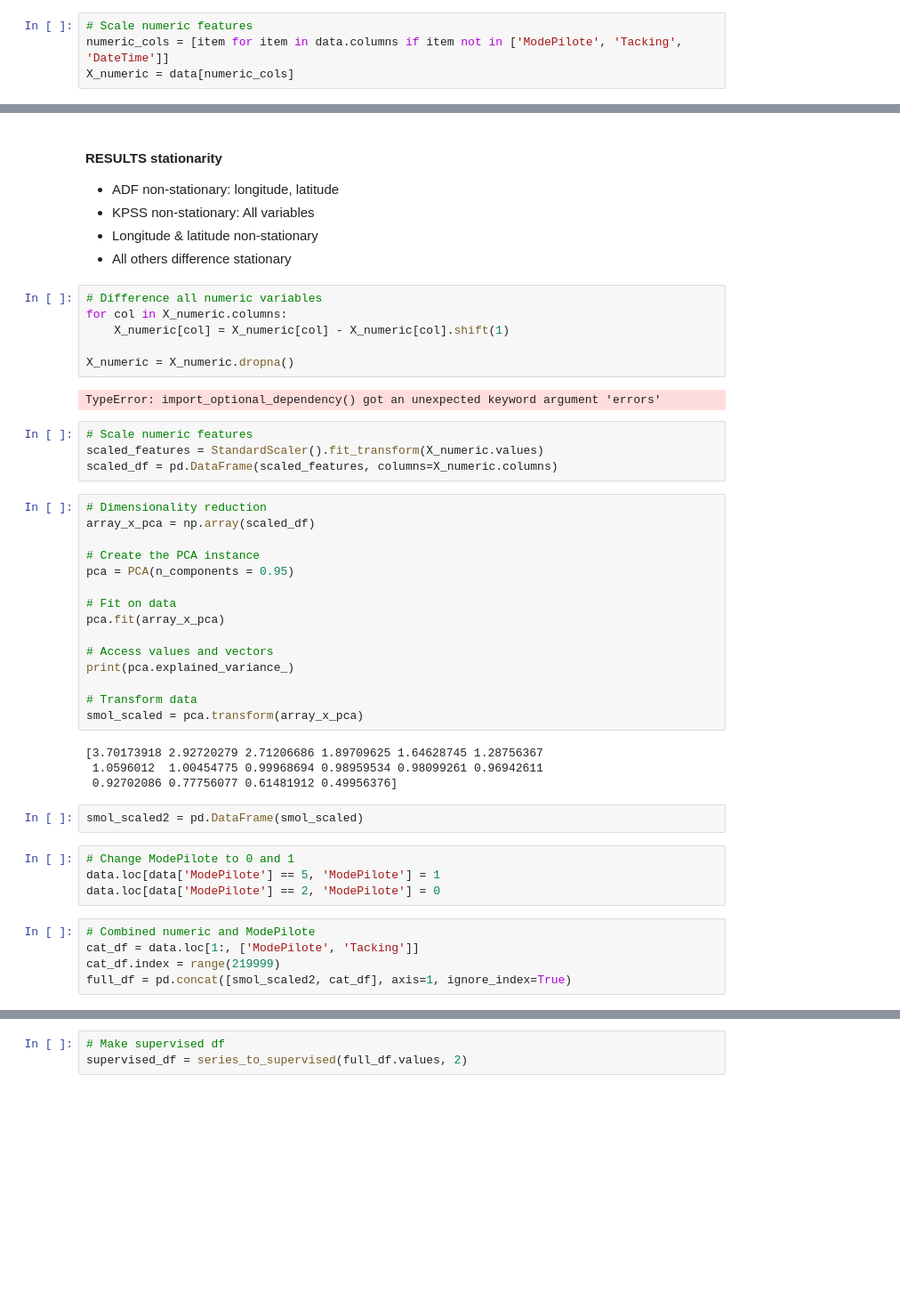
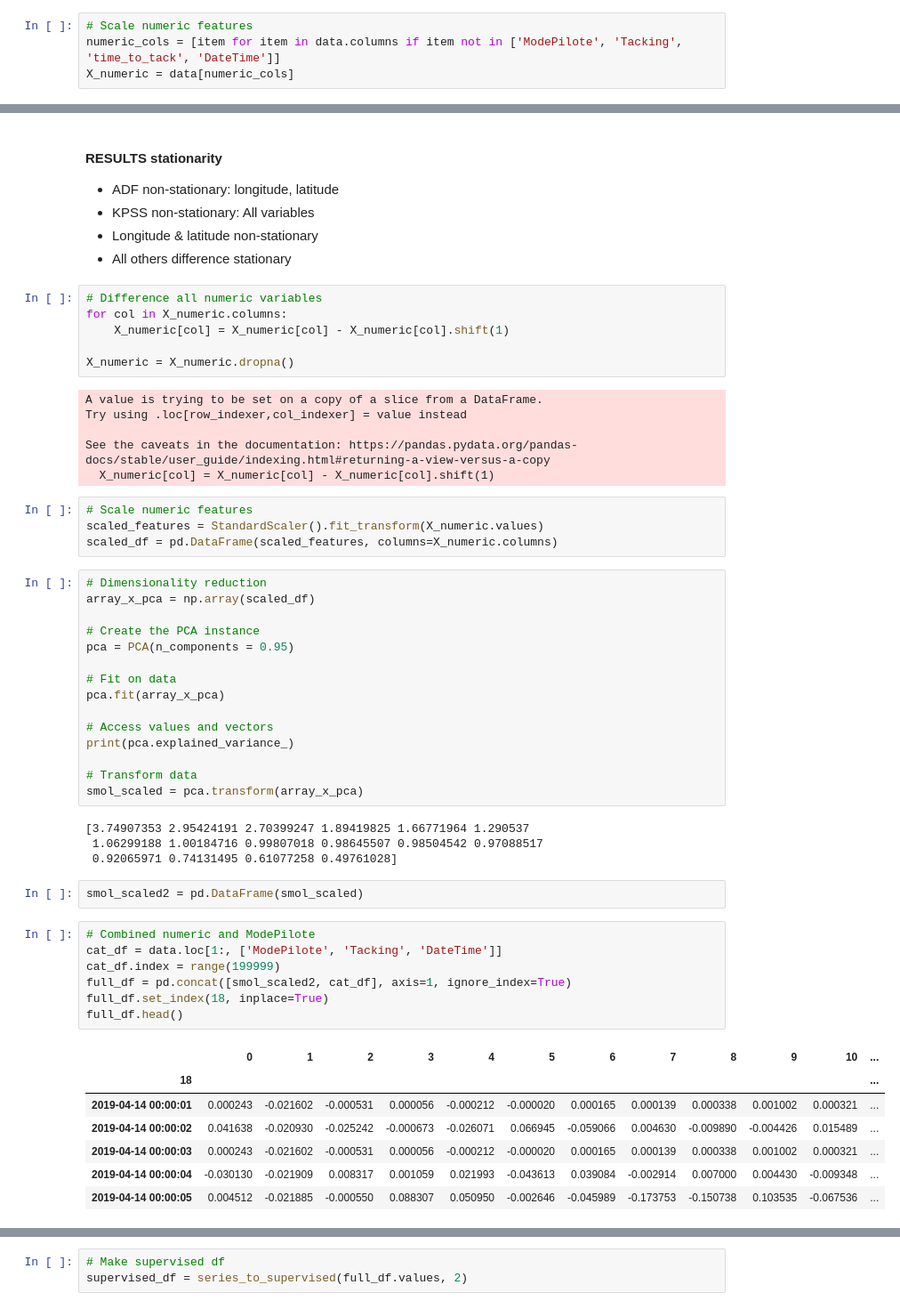
Before and after one commit to samuelthelaus/t-dab-exercise, a Jupyter notebook: final_round_project.ipynb, the cells around one changed output, grey strips where cells are left out. Shown at 89% size. Drawn from its saved outputs; the diff is of its cells as text; blank space fills up the shorter version.

```diff
--- a/final_round_project.ipynb
+++ b/final_round_project.ipynb
@@ -189,6 +206,6 @@ for col in ['ModePilote', 'Tacking']:
 # %%
 # Scale numeric features
-numeric_cols = [item for item in data.columns if item not in ['ModePilote', 'Tacking', 'DateTime']]
+numeric_cols = [item for item in data.columns if item not in ['ModePilote', 'Tacking', 'time_to_tack', 'DateTime']]
 X_numeric = data[numeric_cols]
 # %%
 # Check if data is stationary
@@ -286,7 +303,11 @@ for col in X_numeric.columns:
 
 X_numeric = X_numeric.dropna()
 # %% [output]
-TypeError: import_optional_dependency() got an unexpected keyword argument 'errors'
+A value is trying to be set on a copy of a slice from a DataFrame.
+Try using .loc[row_indexer,col_indexer] = value instead
+
+See the caveats in the documentation: https://pandas.pydata.org/pandas-docs/stable/user_guide/indexing.html#returning-a-view-versus-a-copy
+  X_numeric[col] = X_numeric[col] - X_numeric[col].shift(1)
 # %%
 # Scale numeric features
 scaled_features = StandardScaler().fit_transform(X_numeric.values)
@@ -307,17 +328,23 @@ print(pca.explained_variance_)
 # Transform data
 smol_scaled = pca.transform(array_x_pca)
 # %% [output]
-[3.70173918 2.92720279 2.71206686 1.89709625 1.64628745 1.28756367
- 1.0596012  1.00454775 0.99968694 0.98959534 0.98099261 0.96942611
- 0.92702086 0.77756077 0.61481912 0.49956376]
+[3.74907353 2.95424191 2.70399247 1.89419825 1.66771964 1.290537
+ 1.06299188 1.00184716 0.99807018 0.98645507 0.98504542 0.97088517
+ 0.92065971 0.74131495 0.61077258 0.49761028]
 # %%
 smol_scaled2 = pd.DataFrame(smol_scaled)
-# %%
-# Change ModePilote to 0 and 1
-data.loc[data['ModePilote'] == 5, 'ModePilote'] = 1
-data.loc[data['ModePilote'] == 2, 'ModePilote'] = 0
 # %%
 # Combined numeric and ModePilote
-cat_df = data.loc[1:, ['ModePilote', 'Tacking']]
-cat_df.index = range(219999)
+cat_df = data.loc[1:, ['ModePilote', 'Tacking', 'DateTime']]
+cat_df.index = range(199999)
 full_df = pd.concat([smol_scaled2, cat_df], axis=1, ignore_index=True)
+full_df.set_index(18, inplace=True)
+full_df.head()
+# %% [output]
+|  | 0 | 1 | 2 | 3 | 4 | 5 | 6 | 7 | 8 | 9 | 10 | ... |
+| 18 |  |  |  |  |  |  |  |  |  |  |  | ... |
+| 2019-04-14 00:00:01 | 0.000243 | -0.021602 | -0.000531 | 0.000056 | -0.000212 | -0.000020 | 0.000165 | 0.000139 | 0.000338 | 0.001002 | 0.000321 | ... |
+| 2019-04-14 00:00:02 | 0.041638 | -0.020930 | -0.025242 | -0.000673 | -0.026071 | 0.066945 | -0.059066 | 0.004630 | -0.009890 | -0.004426 | 0.015489 | ... |
+| 2019-04-14 00:00:03 | 0.000243 | -0.021602 | -0.000531 | 0.000056 | -0.000212 | -0.000020 | 0.000165 | 0.000139 | 0.000338 | 0.001002 | 0.000321 | ... |
+| 2019-04-14 00:00:04 | -0.030130 | -0.021909 | 0.008317 | 0.001059 | 0.021993 | -0.043613 | 0.039084 | -0.002914 | 0.007000 | 0.004430 | -0.009348 | ... |
+| 2019-04-14 00:00:05 | 0.004512 | -0.021885 | -0.000550 | 0.088307 | 0.050950 | -0.002646 | -0.045989 | -0.173753 | -0.150738 | 0.103535 | -0.067536 | ... |
```
Also changed, not shown: parts of 20 cells of this notebook, 1 other file.
